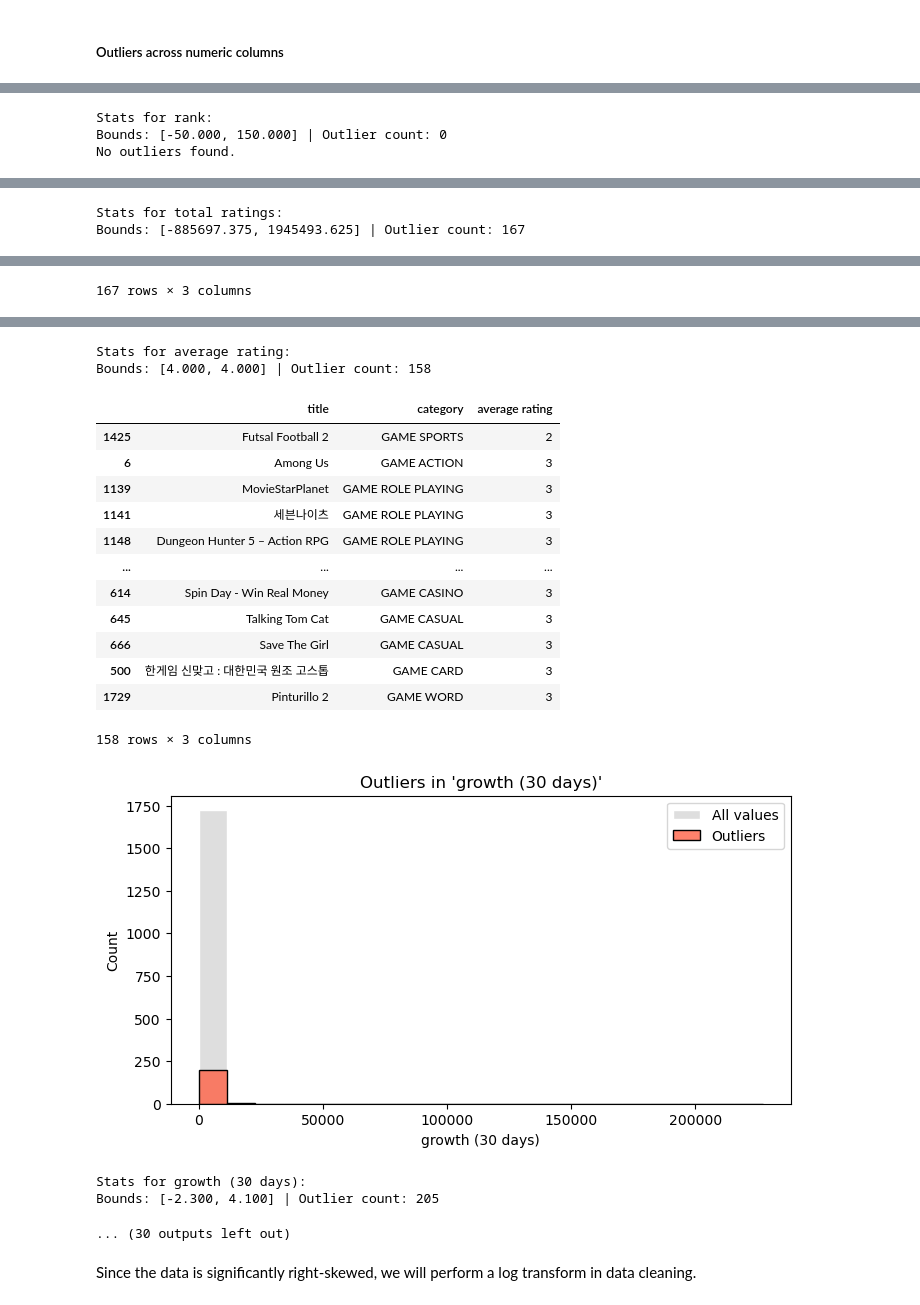
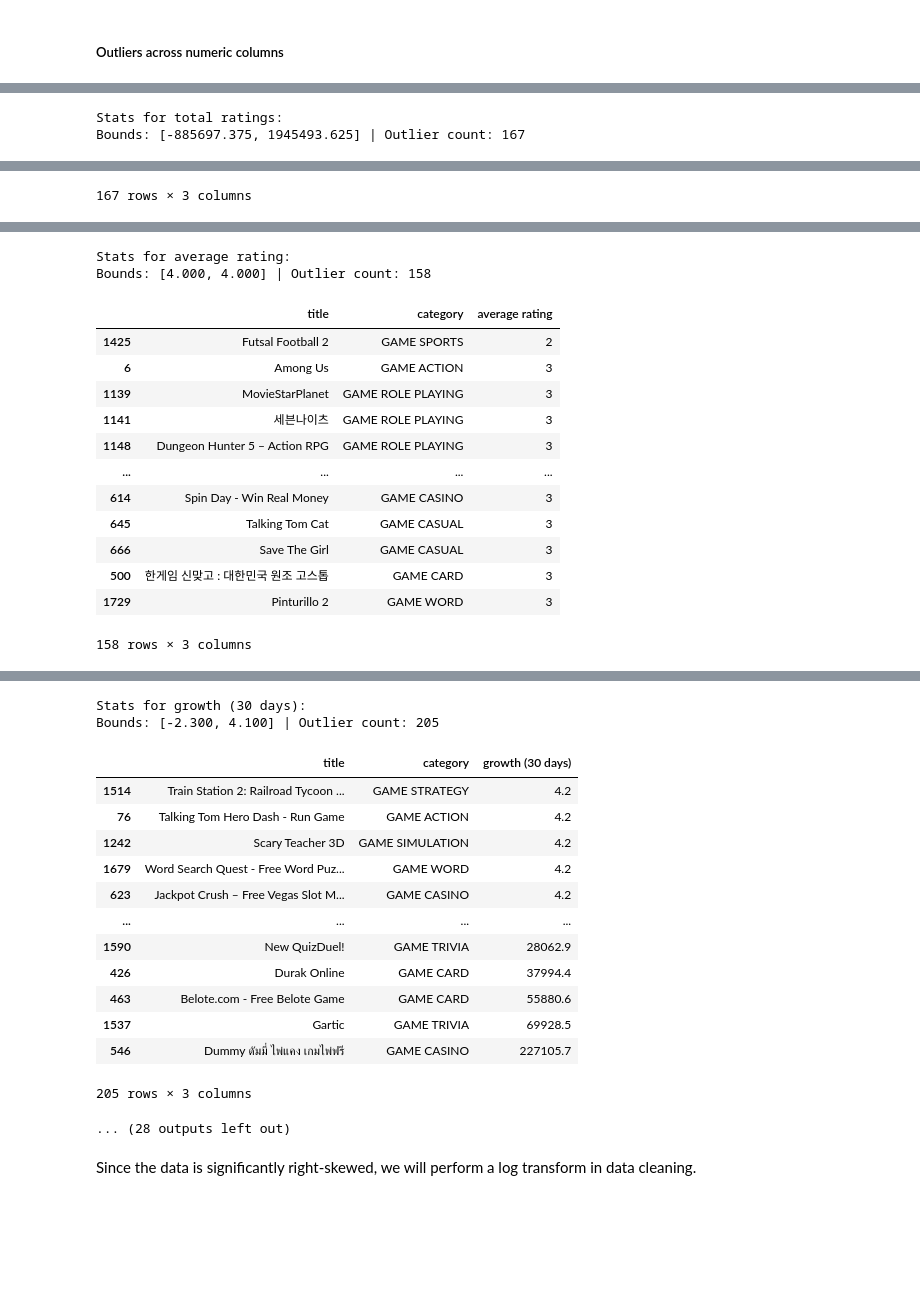
Before and after one commit to COGS108/Group066_WI26, a Jupyter notebook: 01-DataCheckpoint.ipynb, the cells around one changed output, grey strips where cells are left out. Cells and saved outputs as stored; diff of their text form; code cells hidden in the pictures; blank space fills up the shorter version.

Commit message:
remove rank from outlier detection

```diff
--- a/01-DataCheckpoint.ipynb
+++ b/01-DataCheckpoint.ipynb
@@ -254,7 +254,7 @@ def detect_iqr_outliers(data, column, whisker_width=1.5):
     return outlier_rows, lower, upper
 
 
-numeric_cols = df.select_dtypes(include='number').columns.tolist()
+numeric_cols = df.select_dtypes(include='number').columns.tolist()[1:]
 results = {}
 
 for col in numeric_cols:
@@ -293,3 +293,2 @@ results
-Stats for rank:
-Bounds: [-50.000, 150.000] | Outlier count: 0
-No outliers found.
+Stats for total ratings:
+Bounds: [-885697.375, 1945493.625] | Outlier count: 167
@@ -295,0 +307 @@ No outliers found.
+167 rows × 3 columns
@@ -297,2 +308,0 @@ No outliers found.
-Stats for total ratings:
-Bounds: [-885697.375, 1945493.625] | Outlier count: 167
@@ -311 +309,15 @@ Bounds: [-885697.375, 1945493.625] | Outlier count: 167
-167 rows × 3 columns
+Stats for average rating:
+Bounds: [4.000, 4.000] | Outlier count: 158
+|  | title | category | average rating |
+| 1425 | Futsal Football 2 | GAME SPORTS | 2 |
+| 6 | Among Us | GAME ACTION | 3 |
+| 1139 | MovieStarPlanet | GAME ROLE PLAYING | 3 |
+| 1141 | 세븐나이츠 | GAME ROLE PLAYING | 3 |
+| 1148 | Dungeon Hunter 5 – Action RPG | GAME ROLE PLAYING | 3 |
+| ... | ... | ... | ... |
+| 614 | Spin Day - Win Real Money | GAME CASINO | 3 |
+| 645 | Talking Tom Cat | GAME CASUAL | 3 |
+| 666 | Save The Girl | GAME CASUAL | 3 |
+| 500 | 한게임 신맞고 : 대한민국 원조 고스톱 | GAME CARD | 3 |
+| 1729 | Pinturillo 2 | GAME WORD | 3 |
+158 rows × 3 columns
@@ -313,22 +325,19 @@ Bounds: [-885697.375, 1945493.625] | Outlier count: 167
-Stats for average rating:
-Bounds: [4.000, 4.000] | Outlier count: 158
-|  | title | category | average rating |
-| 1425 | Futsal Football 2 | GAME SPORTS | 2 |
-| 6 | Among Us | GAME ACTION | 3 |
-| 1139 | MovieStarPlanet | GAME ROLE PLAYING | 3 |
-| 1141 | 세븐나이츠 | GAME ROLE PLAYING | 3 |
-| 1148 | Dungeon Hunter 5 – Action RPG | GAME ROLE PLAYING | 3 |
-| ... | ... | ... | ... |
-| 614 | Spin Day - Win Real Money | GAME CASINO | 3 |
-| 645 | Talking Tom Cat | GAME CASUAL | 3 |
-| 666 | Save The Girl | GAME CASUAL | 3 |
-| 500 | 한게임 신맞고 : 대한민국 원조 고스톱 | GAME CARD | 3 |
-| 1729 | Pinturillo 2 | GAME WORD | 3 |
-158 rows × 3 columns
+Stats for growth (30 days):
+Bounds: [-2.300, 4.100] | Outlier count: 205
-[figure, removed]
+|  | title | category | growth (30 days) |
+| 1514 | Train Station 2: Railroad Tycoon ... | GAME STRATEGY | 4.2 |
+| 76 | Talking Tom Hero Dash - Run Game | GAME ACTION | 4.2 |
+| 1242 | Scary Teacher 3D | GAME SIMULATION | 4.2 |
+| 1679 | Word Search Quest - Free Word Puz... | GAME WORD | 4.2 |
+| 623 | Jackpot Crush – Free Vegas Slot M... | GAME CASINO | 4.2 |
+| ... | ... | ... | ... |
+| 1590 | New QuizDuel! | GAME TRIVIA | 28062.9 |
+| 426 | Durak Online | GAME CARD | 37994.4 |
+| 463 | Belote.com - Free Belote Game | GAME CARD | 55880.6 |
+| 1537 | Gartic | GAME TRIVIA | 69928.5 |
+| 546 | Dummy ดัมมี่ ไพ่แคง เกมไพ่ฟรี | GAME CASINO | 227105.7 |
-Stats for growth (30 days):
-Bounds: [-2.300, 4.100] | Outlier count: 205
+205 rows × 3 columns
-... (30 outputs left out)
+... (28 outputs left out)
 # %% [markdown]
 Since the data is significantly right-skewed, we will perform a log transform in data cleaning.
 # %% [markdown]
```
Also changed, not shown: parts of 1 cell of this notebook.
